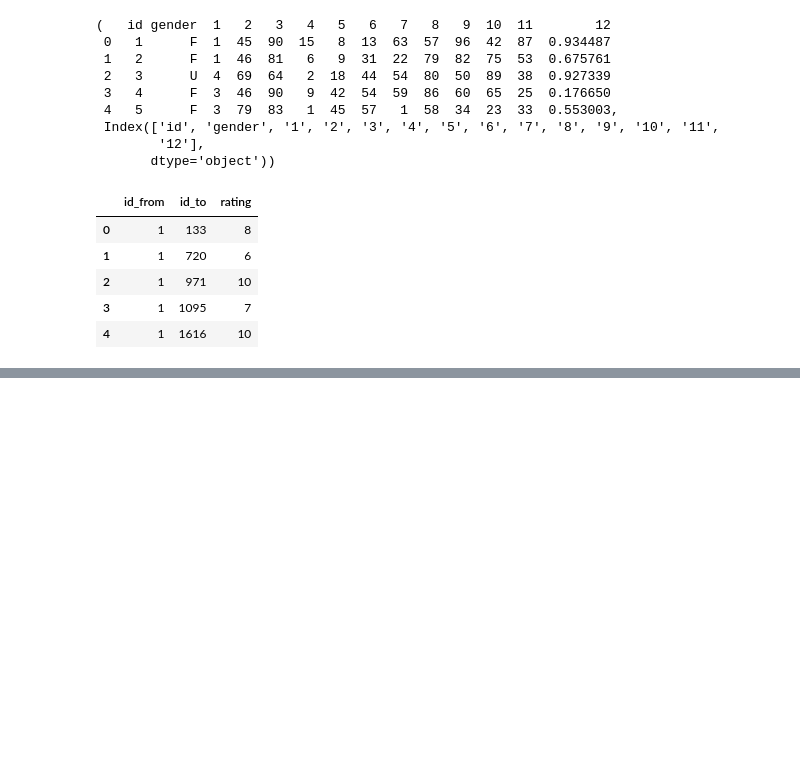
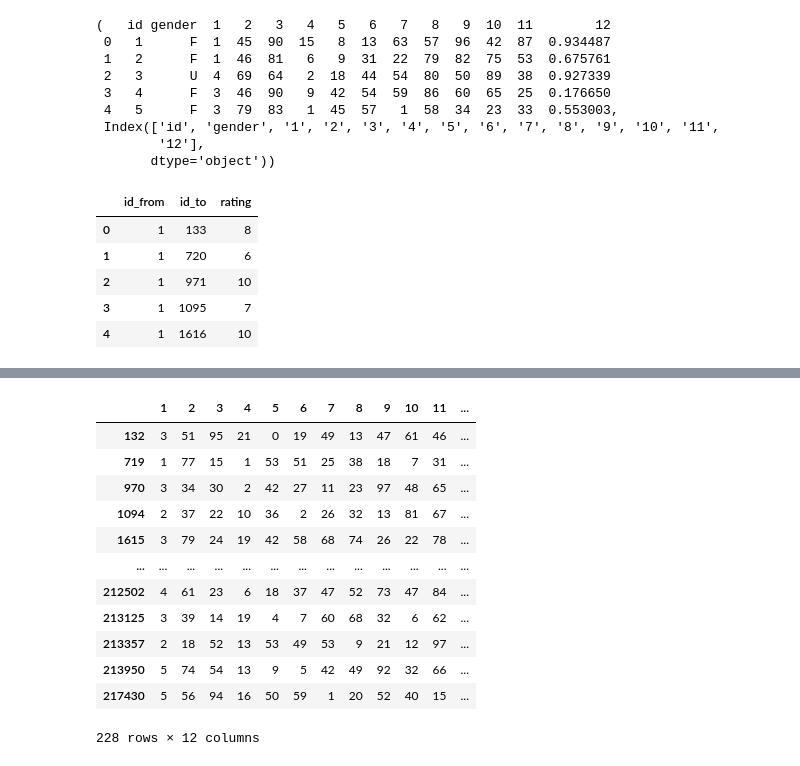
Before and after one commit to MikhailBolt/school_DS, a Jupyter notebook: Школа_DS_Итоговый_проект[Болтышев_Михаил].ipynb, the cells around one changed output, grey strips where cells are left out. Saved outputs shown, nothing was run; the diff lists cells and outputs as text; code cells hidden in the pictures; blank space fills up the shorter version.

```diff
--- a/Школа_DS_Итоговый_проект[Болтышев_Михаил].ipynb
+++ b/Школа_DS_Итоговый_проект[Болтышев_Михаил].ipynb
@@ -139,0 +79,2 @@ print(recommendations)
+# %%
+filtered_ids_to = result
@@ -139,0 +84,3 @@ print(recommendations)
+# %%
+# Фильтрация данных из info.csv по значениям в списке filtered_ids_to
+filtered_info = new_info[new_info['id'].isin(filtered_ids_to)]
@@ -139,0 +126,16 @@ print(recommendations)
+# %%
+filtered_info_features
+# %% [output]
+|  | 1 | 2 | 3 | 4 | 5 | 6 | 7 | 8 | 9 | 10 | 11 | ... |
+| 132 | 3 | 51 | 95 | 21 | 0 | 19 | 49 | 13 | 47 | 61 | 46 | ... |
+| 719 | 1 | 77 | 15 | 1 | 53 | 51 | 25 | 38 | 18 | 7 | 31 | ... |
+| 970 | 3 | 34 | 30 | 2 | 42 | 27 | 11 | 23 | 97 | 48 | 65 | ... |
+| 1094 | 2 | 37 | 22 | 10 | 36 | 2 | 26 | 32 | 13 | 81 | 67 | ... |
+| 1615 | 3 | 79 | 24 | 19 | 42 | 58 | 68 | 74 | 26 | 22 | 78 | ... |
+| ... | ... | ... | ... | ... | ... | ... | ... | ... | ... | ... | ... | ... |
+| 212502 | 4 | 61 | 23 | 6 | 18 | 37 | 47 | 52 | 73 | 47 | 84 | ... |
+| 213125 | 3 | 39 | 14 | 19 | 4 | 7 | 60 | 68 | 32 | 6 | 62 | ... |
+| 213357 | 2 | 18 | 52 | 13 | 53 | 49 | 53 | 9 | 21 | 12 | 97 | ... |
+| 213950 | 5 | 74 | 54 | 13 | 9 | 5 | 42 | 49 | 92 | 32 | 66 | ... |
+| 217430 | 5 | 56 | 94 | 16 | 50 | 59 | 1 | 20 | 52 | 40 | 15 | ... |
+228 rows × 12 columns
```
Also changed, not shown: parts of 19 cells of this notebook.
